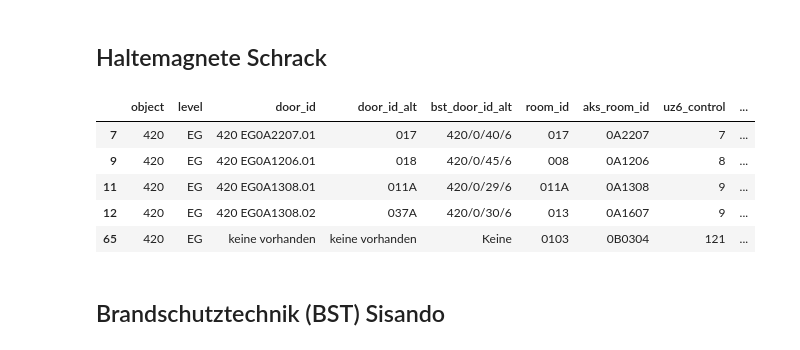
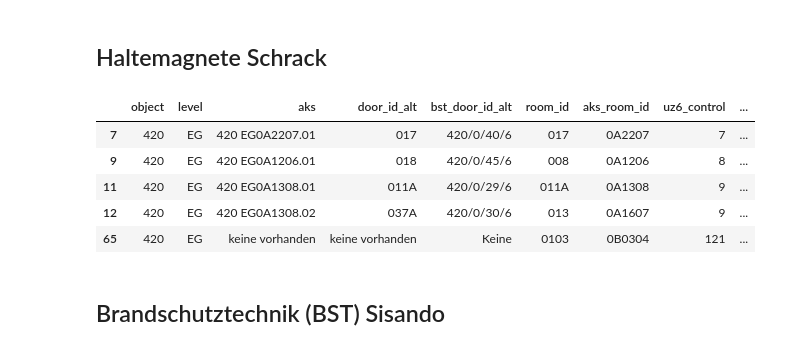
Before and after one commit to mckoh/vie-doors, a Jupyter notebook: sandbox.ipynb, the cells around one changed output. Drawn from its saved outputs; the diff is of its cells as text; code cells hidden in the pictures.

```diff
--- a/sandbox.ipynb
+++ b/sandbox.ipynb
@@ -63,37 +73,37 @@ file_name = "Schrack_HM_Obj420.xls"
 columns = [
     "object",
     "level",
-    "door_id",
+    "aks",
     "door_id_alt",
     "bst_door_id_alt",
     "room_id",
     "aks_room_id",
     "uz6_control",
     "door_series",
     "lfd_id",
     "info"
 ]
 
 hm_data = read_excel(
     io=f"data/{file_name}",
     sheet_name="HALTEMAGNETE"
 )
 
 hm_data.columns = columns
 
 # Add origin
 hm_data["origin"] = file_name
 
 # Data cleaning
 hm_data.dropna(inplace=True)
 hm_data["object"] = hm_data["object"].map(int_mapper)
 hm_data["uz6_control"] = hm_data["uz6_control"].map(int_mapper)
 hm_data["door_series"] = hm_data["door_series"].map(int_mapper)
 hm_data["lfd_id"] = hm_data["lfd_id"].map(int_mapper)
 
 hm_data.head(5)
 # %% [output]
-|  | object | level | door_id | door_id_alt | bst_door_id_alt | room_id | aks_room_id | uz6_control | ... |
+|  | object | level | aks | door_id_alt | bst_door_id_alt | room_id | aks_room_id | uz6_control | ... |
 | 7 | 420 | EG | 420 EG0A2207.01 | 017 | 420/0/40/6 | 017 | 0A2207 | 7 | ... |
 | 9 | 420 | EG | 420 EG0A1206.01 | 018 | 420/0/45/6 | 008 | 0A1206 | 8 | ... |
 | 11 | 420 | EG | 420 EG0A1308.01 | 011A | 420/0/29/6 | 011A | 0A1308 | 9 | ... |
```
Also changed, not shown: parts of 8 cells of this notebook.
